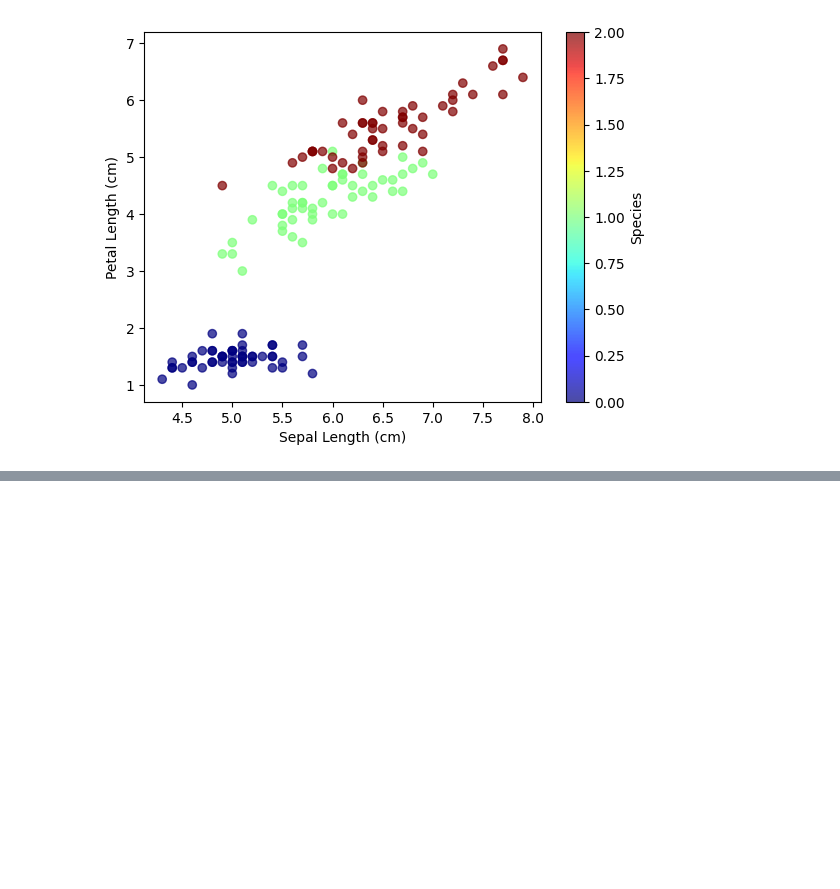
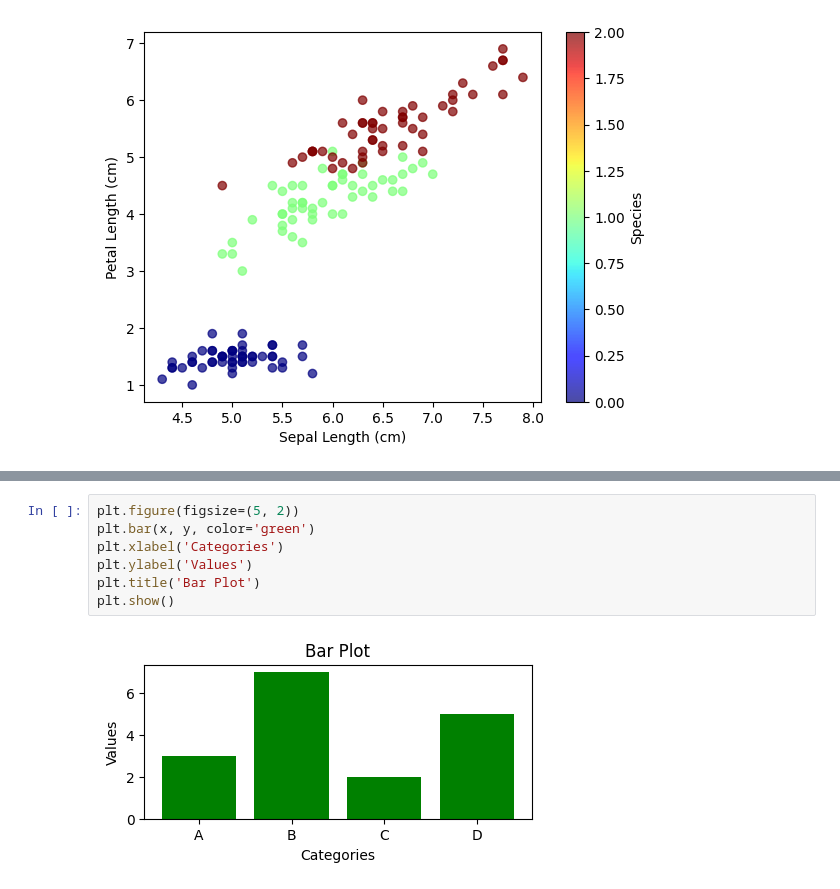
Before and after one commit to mohd-ajlal/PYTHON-For-Data_Analysis, a Jupyter notebook: class9.ipynb, the cells around one changed output, grey strips where cells are left out. Drawn from its saved outputs; the diff is of its cells as text; blank space fills up the shorter version.

```diff
--- a/class9.ipynb
+++ b/class9.ipynb
@@ -40,0 +72,9 @@ plt.show()
+# %%
+plt.figure(figsize=(5, 2))
+plt.bar(x, y, color='green')
+plt.xlabel('Categories')
+plt.ylabel('Values')
+plt.title('Bar Plot')
+plt.show()
+# %% [output]
+[figure, added]
```
Also changed, not shown: parts of 11 cells of this notebook, 4 other files.
